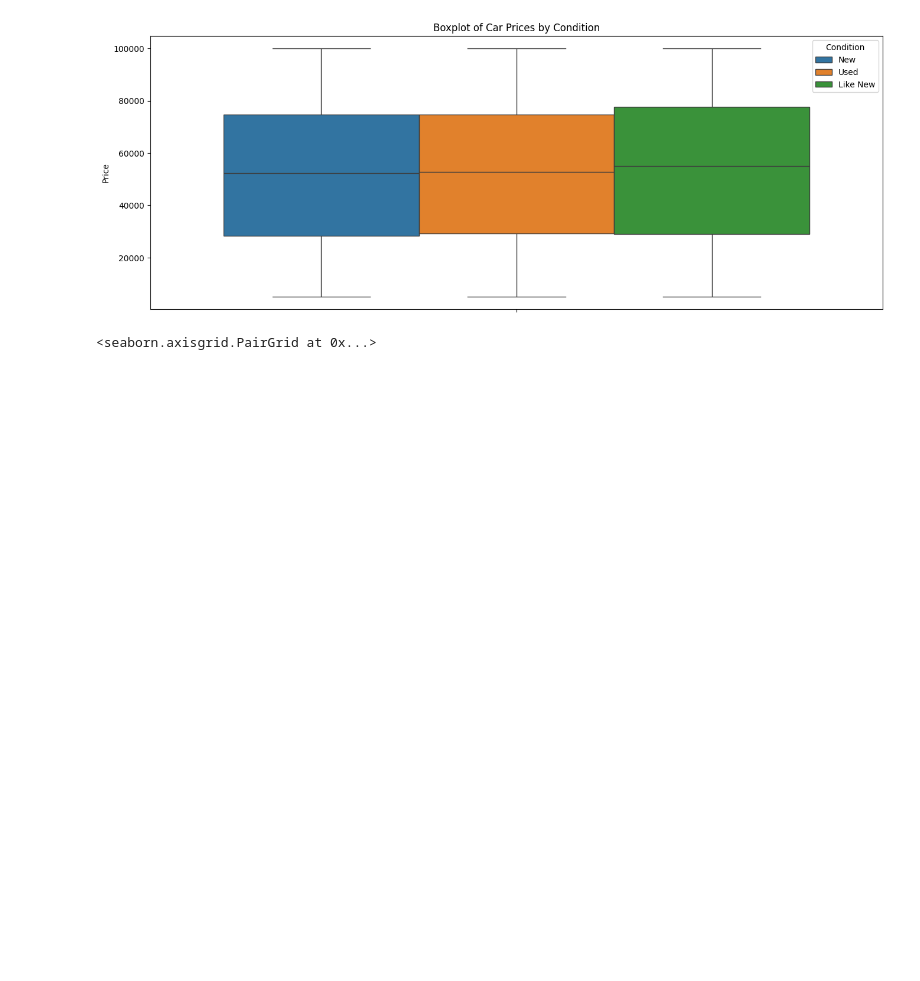
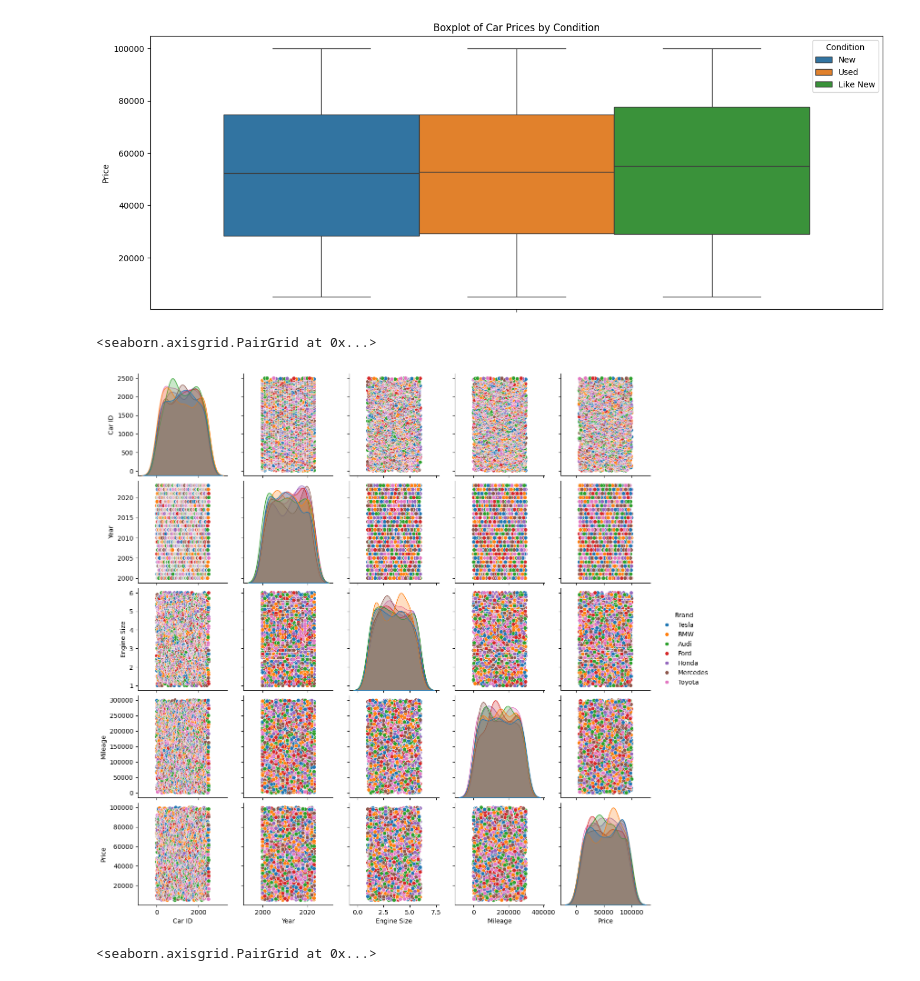
Before and after one commit to Zero5896/Car_price_modeling, a Jupyter notebook: analysis.ipynb, the cells around one changed output. Saved outputs shown, nothing was run; the diff lists cells and outputs as text; code cells hidden in the pictures; blank space fills up the shorter version.

```diff
--- a/analysis.ipynb
+++ b/analysis.ipynb
@@ -77,6 +77,11 @@ plt.title('Boxplot of Car Prices by Condition')
 # %% [output]
 Text(0.5, 1.0, 'Boxplot of Car Prices by Condition')
 [figure]
+# %%
+sns.pairplot(df, hue='Brand')
+# %% [output]
+<seaborn.axisgrid.PairGrid at 0x...>
+[figure, added]
 # %%
 sns.pairplot(df)
 # %% [output]
```
Also changed, not shown: parts of 3 cells of this notebook, 1 other file.
